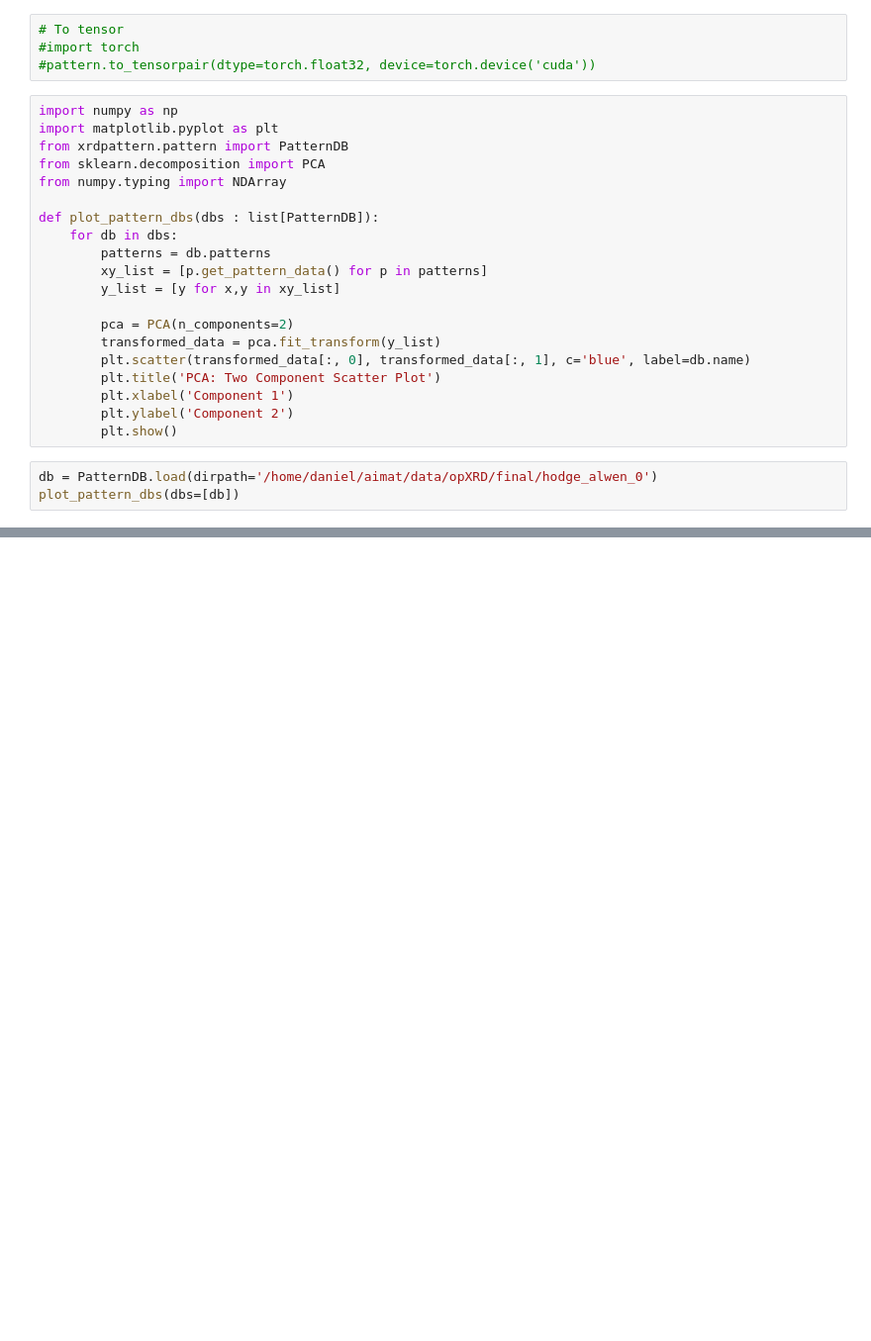
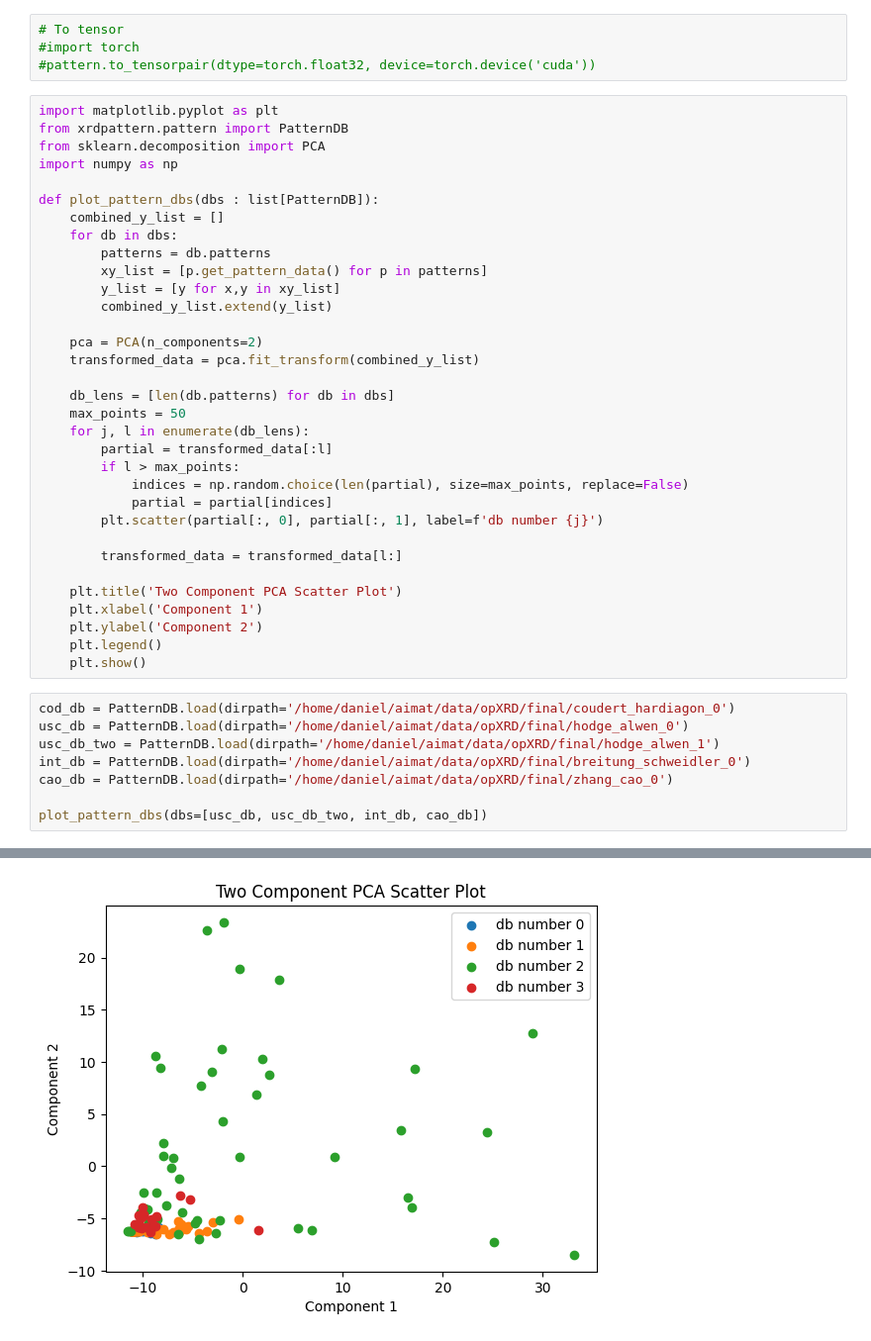
Before and after one commit to aimat-lab/opXRD, a Jupyter notebook: opxrd/usage.ipynb, the cells around one changed output, grey strips where cells are left out. Shown at 99% size. Drawn from its saved outputs; the diff is of its cells as text; blank space fills up the shorter version.

```diff
--- a/opxrd/usage.ipynb
+++ b/opxrd/usage.ipynb
@@ -62,26 +54,44 @@ x = [ 5.        5.0303    5.0605   ... 49.938499 49.9688   49.999001]
 #import torch
 #pattern.to_tensorpair(dtype=torch.float32, device=torch.device('cuda'))
 # %%
-import numpy as np
 import matplotlib.pyplot as plt
 from xrdpattern.pattern import PatternDB
 from sklearn.decomposition import PCA
-from numpy.typing import NDArray
+import numpy as np
 
 def plot_pattern_dbs(dbs : list[PatternDB]):
+    combined_y_list = []
     for db in dbs:
         patterns = db.patterns
         xy_list = [p.get_pattern_data() for p in patterns]
         y_list = [y for x,y in xy_list]
+        combined_y_list.extend(y_list)
 
-        pca = PCA(n_components=2)
-        transformed_data = pca.fit_transform(y_list)
-        plt.scatter(transformed_data[:, 0], transformed_data[:, 1], c='blue', label=db.name)
-        plt.title('PCA: Two Component Scatter Plot')
-        plt.xlabel('Component 1')
-        plt.ylabel('Component 2')
-        plt.show()
+    pca = PCA(n_components=2)
+    transformed_data = pca.fit_transform(combined_y_list)
+
+    db_lens = [len(db.patterns) for db in dbs]
+    max_points = 50
+    for j, l in enumerate(db_lens):
+        partial = transformed_data[:l]
+        if l > max_points:
+            indices = np.random.choice(len(partial), size=max_points, replace=False)
+            partial = partial[indices]
+        plt.scatter(partial[:, 0], partial[:, 1], label=f'db number {j}')
+
+        transformed_data = transformed_data[l:]
+
+    plt.title('Two Component PCA Scatter Plot')
+    plt.xlabel('Component 1')
+    plt.ylabel('Component 2')
+    plt.legend()
+    plt.show()
 # %%
-db = PatternDB.load(dirpath='/home/daniel/aimat/data/opXRD/final/hodge_alwen_0')
-plot_pattern_dbs(dbs=[db])
+cod_db = PatternDB.load(dirpath='/home/daniel/aimat/data/opXRD/final/coudert_hardiagon_0')
+usc_db = PatternDB.load(dirpath='/home/daniel/aimat/data/opXRD/final/hodge_alwen_0')
+usc_db_two = PatternDB.load(dirpath='/home/daniel/aimat/data/opXRD/final/hodge_alwen_1')
+int_db = PatternDB.load(dirpath='/home/daniel/aimat/data/opXRD/final/breitung_schweidler_0')
+cao_db = PatternDB.load(dirpath='/home/daniel/aimat/data/opXRD/final/zhang_cao_0')
+
+plot_pattern_dbs(dbs=[usc_db, usc_db_two, int_db, cao_db])
 # %% [output]
@@ -91,0 +103 @@ ValueError: `x` must be strictly increasing sequence.
+[figure, added]
```
Also changed, not shown: parts of 5 cells of this notebook, 1 other file.
